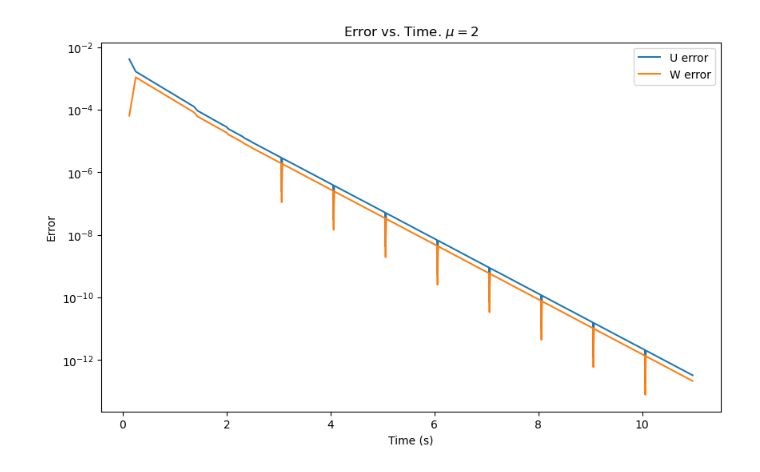
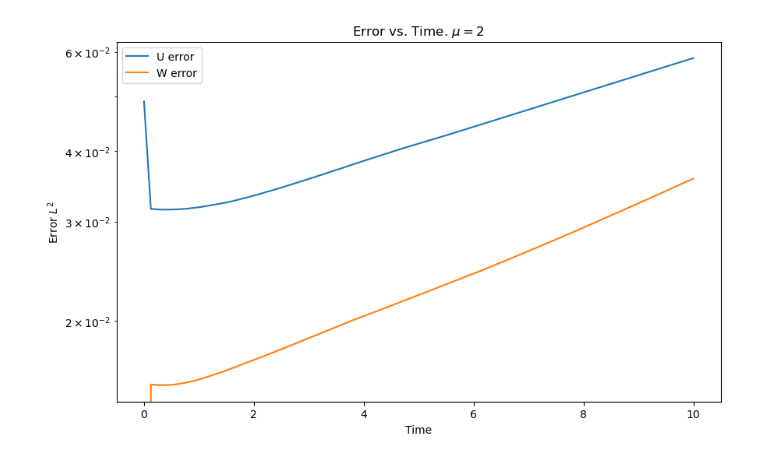
Before and after one commit to Smfun12/dedalus_nse, a Jupyter notebook: plot_errors.ipynb, the cells around one changed output. Saved outputs shown, nothing was run; the diff lists cells and outputs as text; code cells hidden in the pictures.

```diff
--- a/plot_errors.ipynb
+++ b/plot_errors.ipynb
@@ -3,19 +3,19 @@ import numpy as np
 import matplotlib.pyplot as plt
 
 # Load the .npy files
-time = np.load('eulerian/plots/epochs.npy')
-u_error = np.load('eulerian/plots/rbErrors.npy')
-w_error = np.load('eulerian/plots/wbErrors.npy')
+time = np.load('lagrangian/plots/epochs.npy')
+u_error = np.load('lagrangian/plots/rbErrors.npy')
+w_error = np.load('lagrangian/plots/wbErrors.npy')
 # %%
 # Plot the data
 plt.figure(figsize=(10, 6))
 plt.semilogy(time, u_error, label='U error')
 plt.semilogy(time, w_error, label='W error')
-plt.xlabel('Time (s)')
-plt.ylabel('Error')
+plt.xlabel('Time')
+plt.ylabel('Error $L^2$')
 plt.title(r'Error vs. Time. $\mu=2$')
 plt.legend()
 # plt.grid(True)
 plt.show()
 # %% [output]
-[figure, old version]
+[figure, new version]
```
Also changed, not shown: 1 other file.
